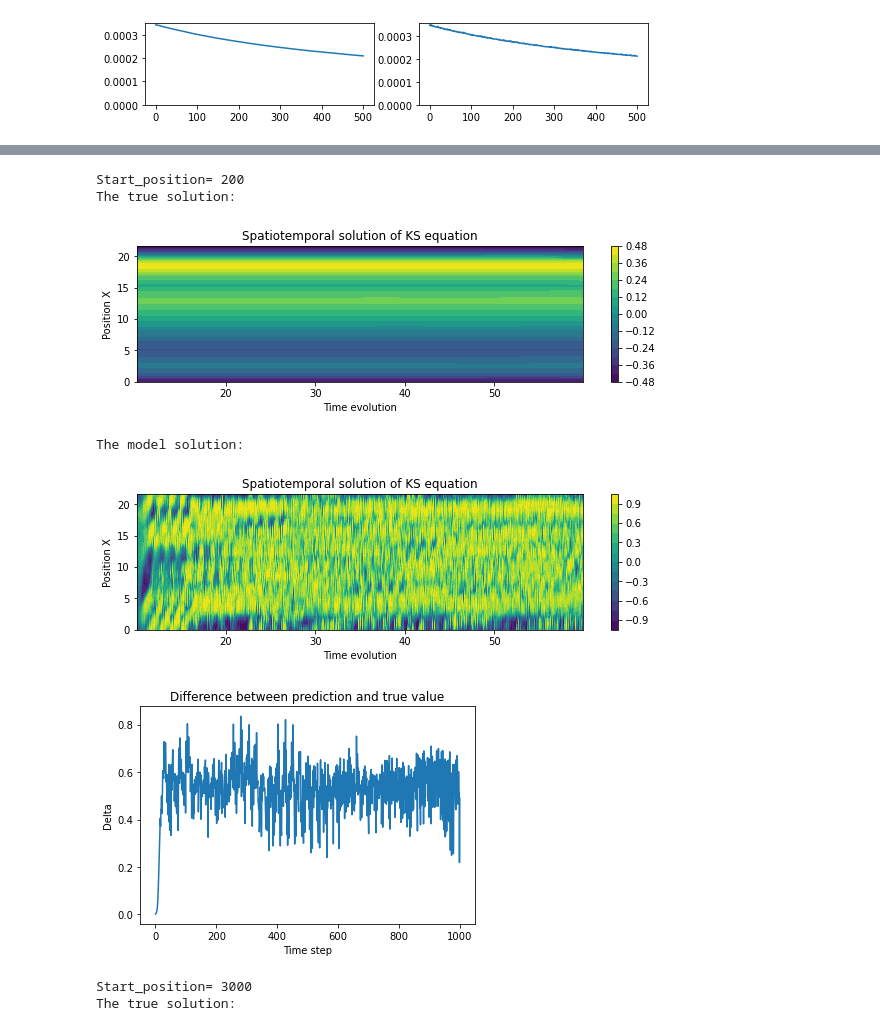
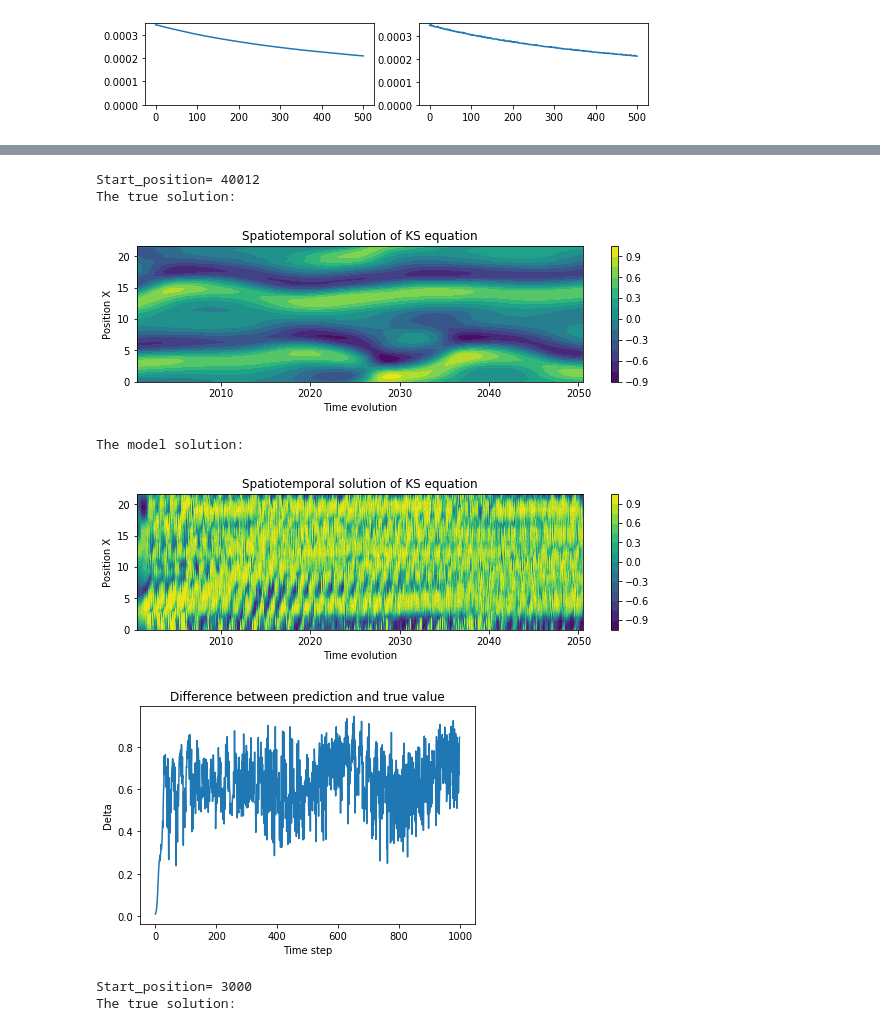
Before and after one commit to calladogt/Deep-learning-to-the-modeling-of-chaotic-dynamics-systems, a Jupyter notebook: Simulators/ks-simulator/Models/KS-modelConv2D.ipynb, the cells around one changed output, grey strips where cells are left out. Drawn from its saved outputs; the diff is of its cells as text; code cells hidden in the pictures.

```diff
--- a/Simulators/ks-simulator/Models/KS-modelConv2D.ipynb
+++ b/Simulators/ks-simulator/Models/KS-modelConv2D.ipynb
@@ -732,19 +736,19 @@ Sequential(
   (12): Tanh()
 )
 # %%
-state_history_norm_th = th.from_numpy(state_history_norm).cuda()
+size_conv_time=100
 #state_history_norm_th = state_history_norm_th.unsqueeze(0)
-start_position=200
+start_position=40012
 N_step_pred=1000
 print('Start_position=', start_position)
 prediction(model,start_position,N_step_pred,state_history_norm_th)
 # %% [output]
-Start_position= 200
+Start_position= 40012
 The true solution:
-[figure, old version]
+[figure, new version]
 The model solution:
-[figure, old version]
+[figure, new version]
-[figure, old version]
+[figure, new version]
 # %%
 state_history_norm_th = th.from_numpy(state_history_norm).cuda()
 #state_history_norm_th = state_history_norm_th.unsqueeze(0)
```
Also changed, not shown: parts of 9 cells of this notebook, 6 other files.
